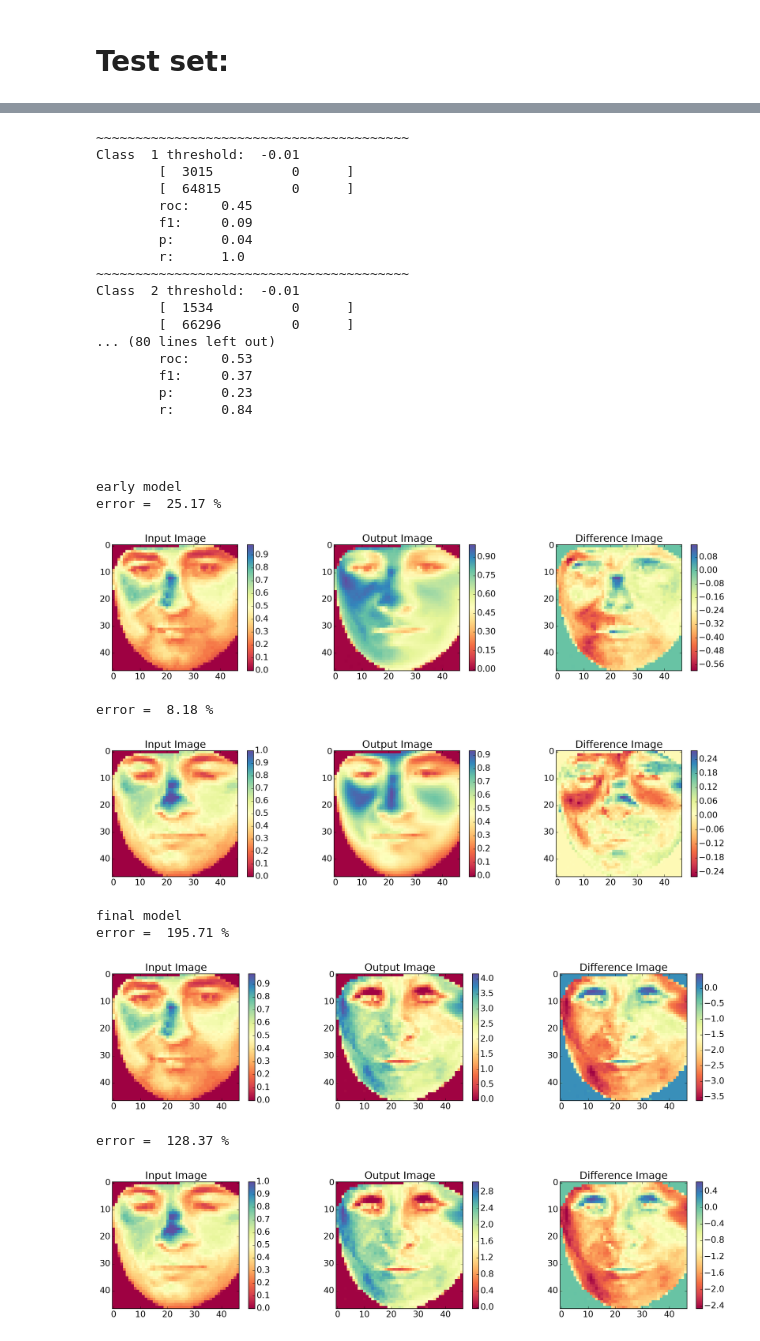
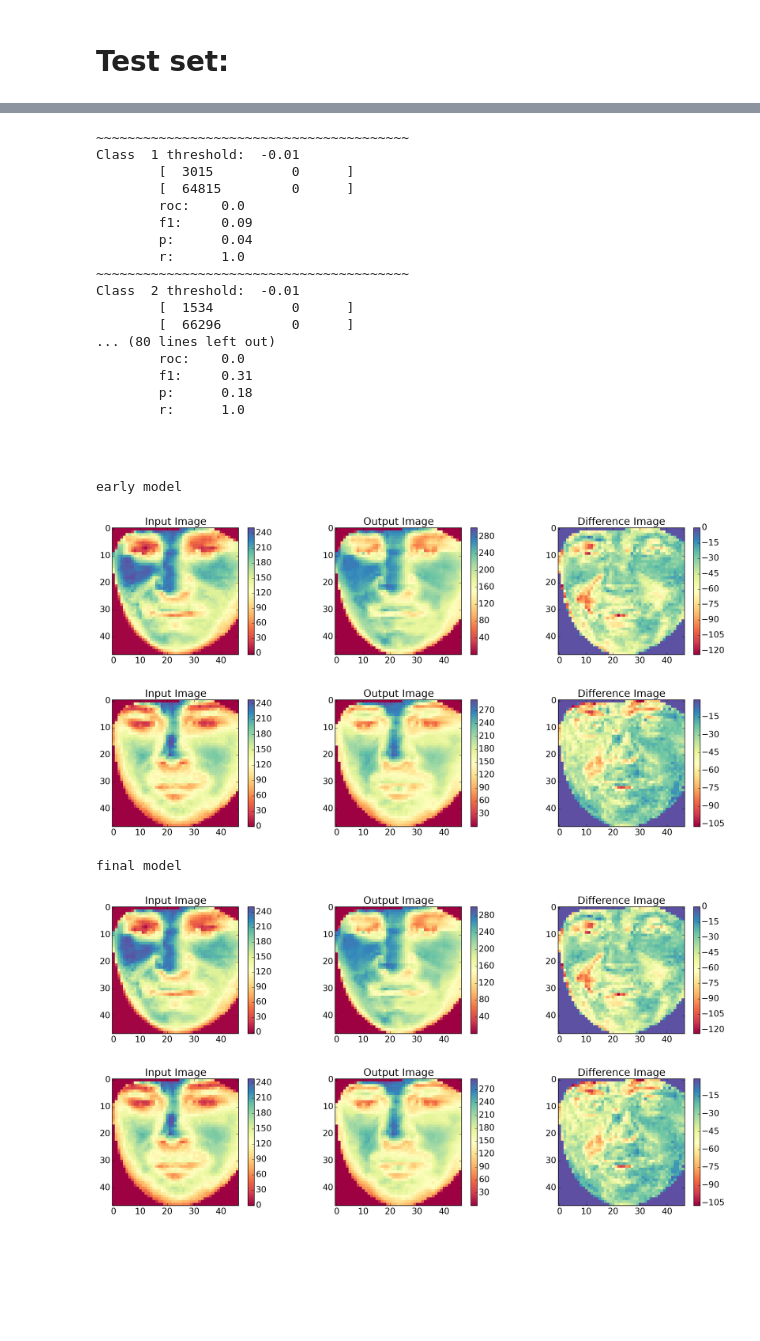
Before and after one commit to lotka/autofaces, a Jupyter notebook: notebooks/results.ipynb, the cells around one changed output, grey strips where cells are left out. Saved outputs shown, nothing was run; the diff lists cells and outputs as text; code cells hidden in the pictures; blank space fills up the shorter version.

```diff
--- a/notebooks/results.ipynb
+++ b/notebooks/results.ipynb
@@ -18,9 +62,9 @@ Done.
 # %%
 Results = results.Results
-ID = 1
+ID = 4
 
-date = '2016_07_18'
-r = Results(date, ID)
+date = '2016_07_22_old'
+r = Results(date, ID,local=False)
 print join('/home/luka/v/lm1015-tmp/data',join(date,prefix(ID,3)))
 r.print_auto_results()
 r.print_config()
@@ -143,7 +186,7 @@ r.test_confusion('final')
 Class  1 threshold:  -0.01
         [  3015          0      ]
         [  64815         0      ]
-        roc:    0.45
+        roc:    0.0
         f1:     0.09
         p:      0.04
         r:      1.0
@@ -152,10 +195,10 @@ Class  2 threshold:  -0.01
         [  1534          0      ]
         [  66296         0      ]
 ... (80 lines left out)
-        roc:    0.53
-        f1:     0.37
-        p:      0.23
-        r:      0.84
+        roc:    0.0
+        f1:     0.31
+        p:      0.18
+        r:      1.0
 # %% [markdown]
 ##
 # %%
@@ -166,44 +209,40 @@ def auto_images(model,image,dataset):
     else:
         input = model['auto_images'][1][0,image,:,:]
         output = model['auto_images'][1][1,image,:,:]
     diff = np.subtract(input,output)
-    print 'error = ', round(np.sqrt((diff**2).mean())*100.0,2), '%'
+#     print 'error = ', round(np.sqrt((diff**2).mean())*100.0,2), '%'
     fig = plt.figure()
     cmap = 'Spectral'
     plt.subplot(131)
     plt.imshow(input,interpolation='none',cmap=cmap)#,vmin=-4,vmax=4)
     plt.title('Input Image')
     plt.colorbar()
     plt.subplot(132)
     plt.imshow(output,interpolation='none',cmap=cmap)#,vmin=-4,vmax=4)
     plt.title('Output Image')
     plt.colorbar()
     plt.subplot(133)
     plt.imshow(diff,interpolation='none',cmap=cmap)#,vmin=-4,vmax=4)
     plt.title('Difference Image')
     plt.colorbar()
     plt.show()
 
-i = 2
+i = 50
 print 'early model'
 auto_images(r.early_model,i,'train')
 auto_images(r.early_model,i,'validation')
 
 
 print 'final model'
 auto_images(r.final_model,i,'train')
 auto_images(r.final_model,i,'validation')
 # %% [output]
 early model
-error =  25.17 %
-[figure, old version]
+[figure, new version]
+[figure, new version]
-error =  8.18 %
+final model
-[figure, old version]
-final model
-error =  195.71 %
-[figure, old version]
+[figure, new version]
-error =  128.37 %
-[figure, old version]
+[figure, new version]
 # %%
 # from results import prefix
 # from os.path import join
```
Also changed, not shown: parts of 9 cells of this notebook, 8 other files.
